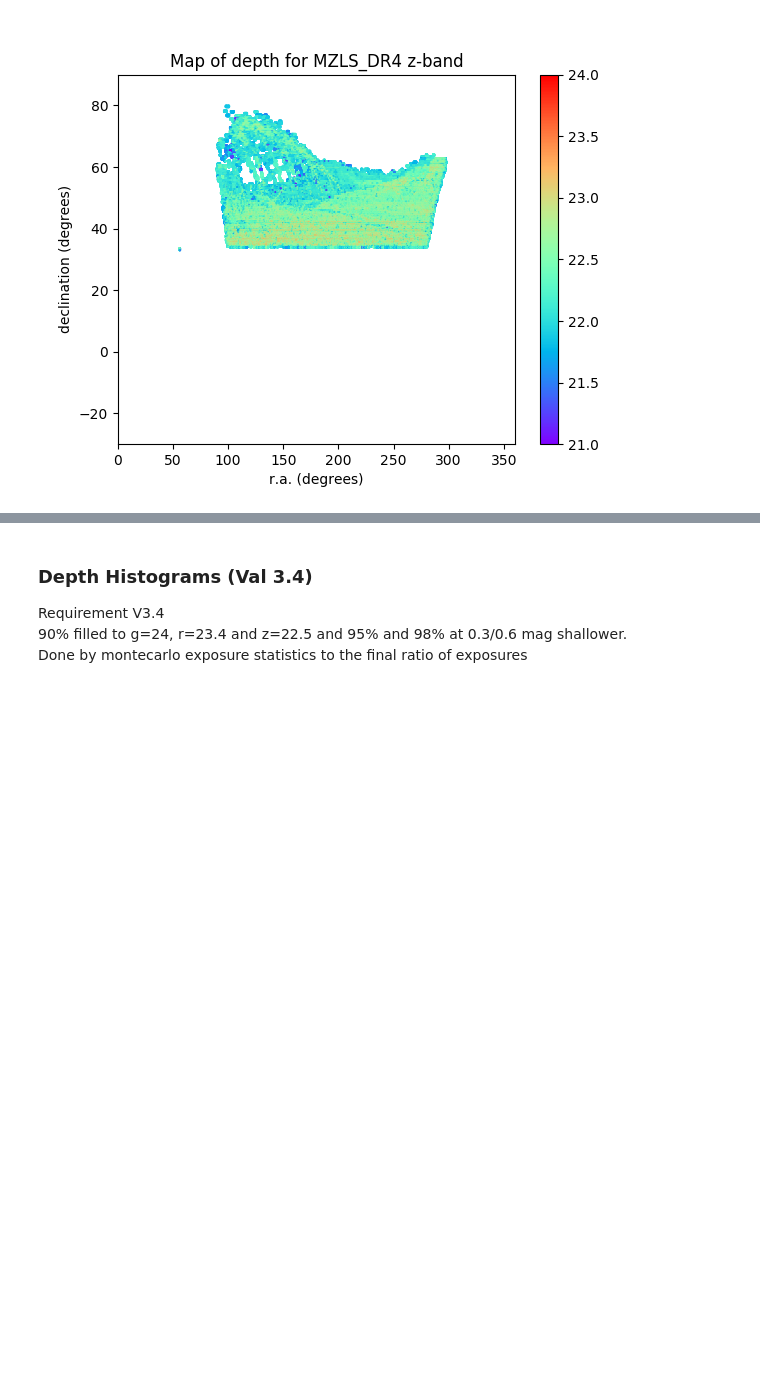
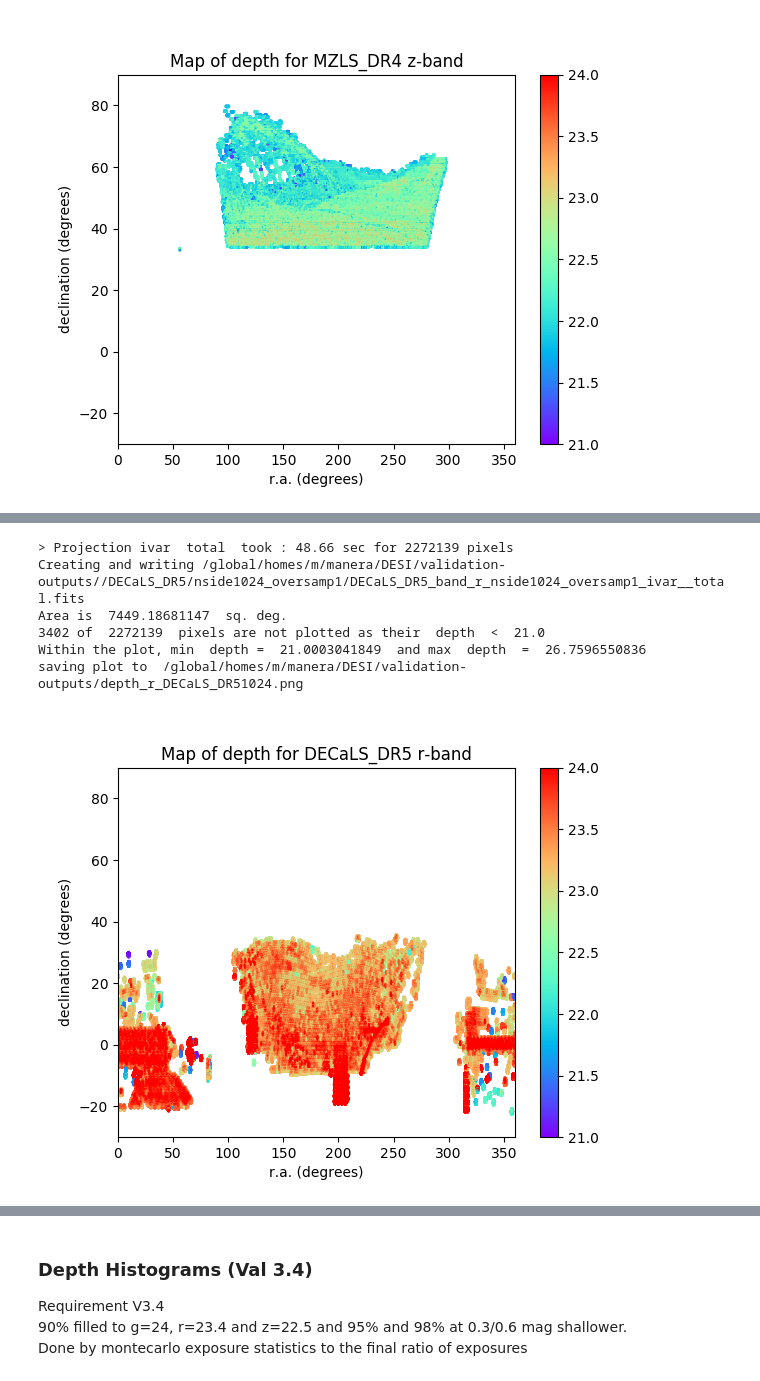
Before and after one commit to legacysurvey/legacypipe, a Jupyter notebook: validationtests/desi_image_validation_users.ipynb, the cells around one changed output, grey strips where cells are left out. Cells and saved outputs as stored; diff of their text form; code cells hidden in the pictures; blank space fills up the shorter version.

```diff
--- a/validationtests/desi_image_validation_users.ipynb
+++ b/validationtests/desi_image_validation_users.ipynb
@@ -114,0 +130,14 @@ saving plot to  /global/homes/m/manera/DESI/validation-outputs/depth_z_MZLS_DR41
+# %%
+verbose=False
+sample=mysample('DECaLS','DR5','r',localdir,verbose)
+fname=val3p4c_depthfromIvar(sample)
+fig = Image(filename=(fname))
+fig
+# %% [output]
+> Projection ivar  total  took : 48.66 sec for 2272139 pixels
+Creating and writing /global/homes/m/manera/DESI/validation-outputs//DECaLS_DR5/nside1024_oversamp1/DECaLS_DR5_band_r_nside1024_oversamp1_ivar__total.fits
+Area is  7449.18681147  sq. deg.
+3402 of  2272139  pixels are not plotted as their  depth  <  21.0
+Within the plot, min  depth =  21.0003041849  and max  depth  =  26.7596550836
+saving plot to  /global/homes/m/manera/DESI/validation-outputs/depth_r_DECaLS_DR51024.png
+[figure, added]
```
Also changed, not shown: parts of 6 cells of this notebook, 1 other file.
